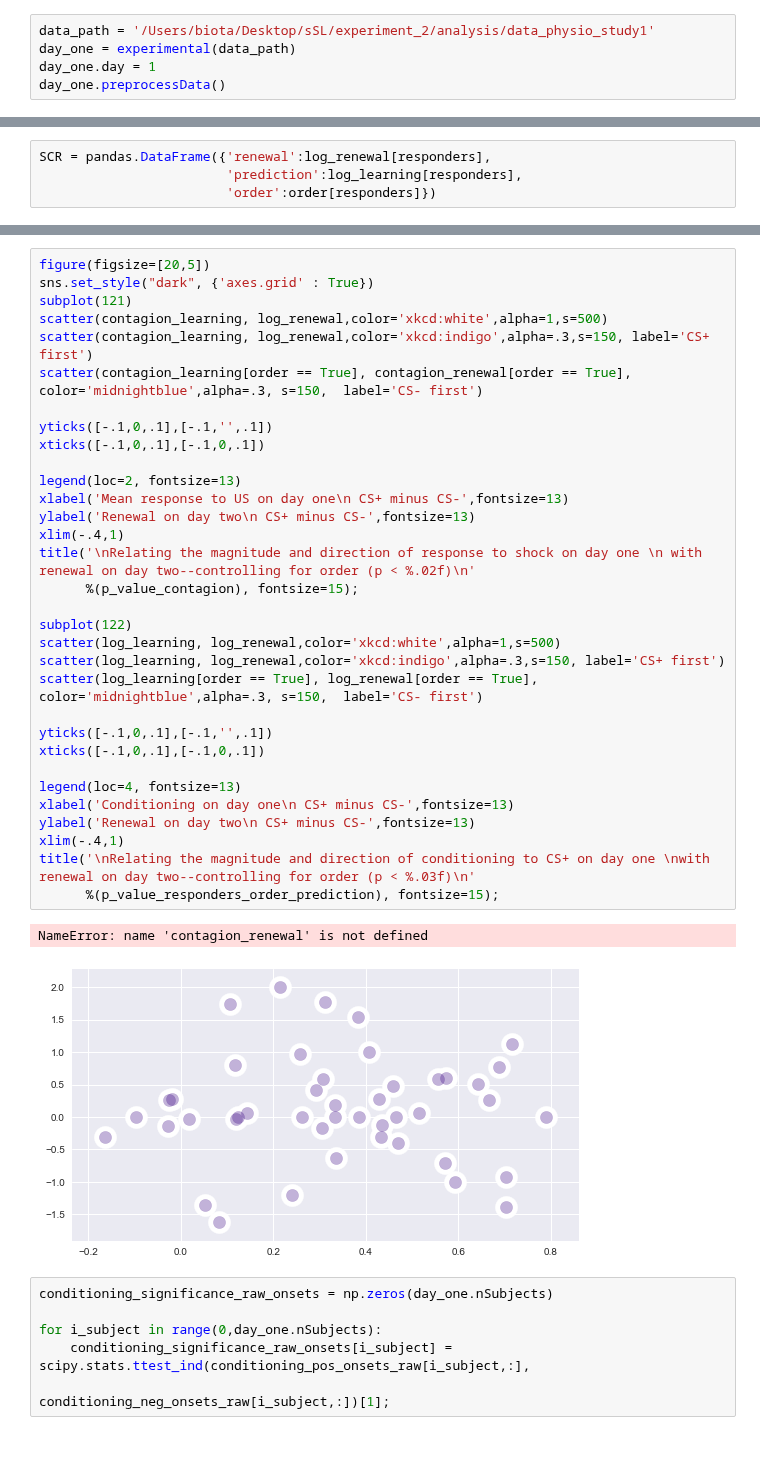
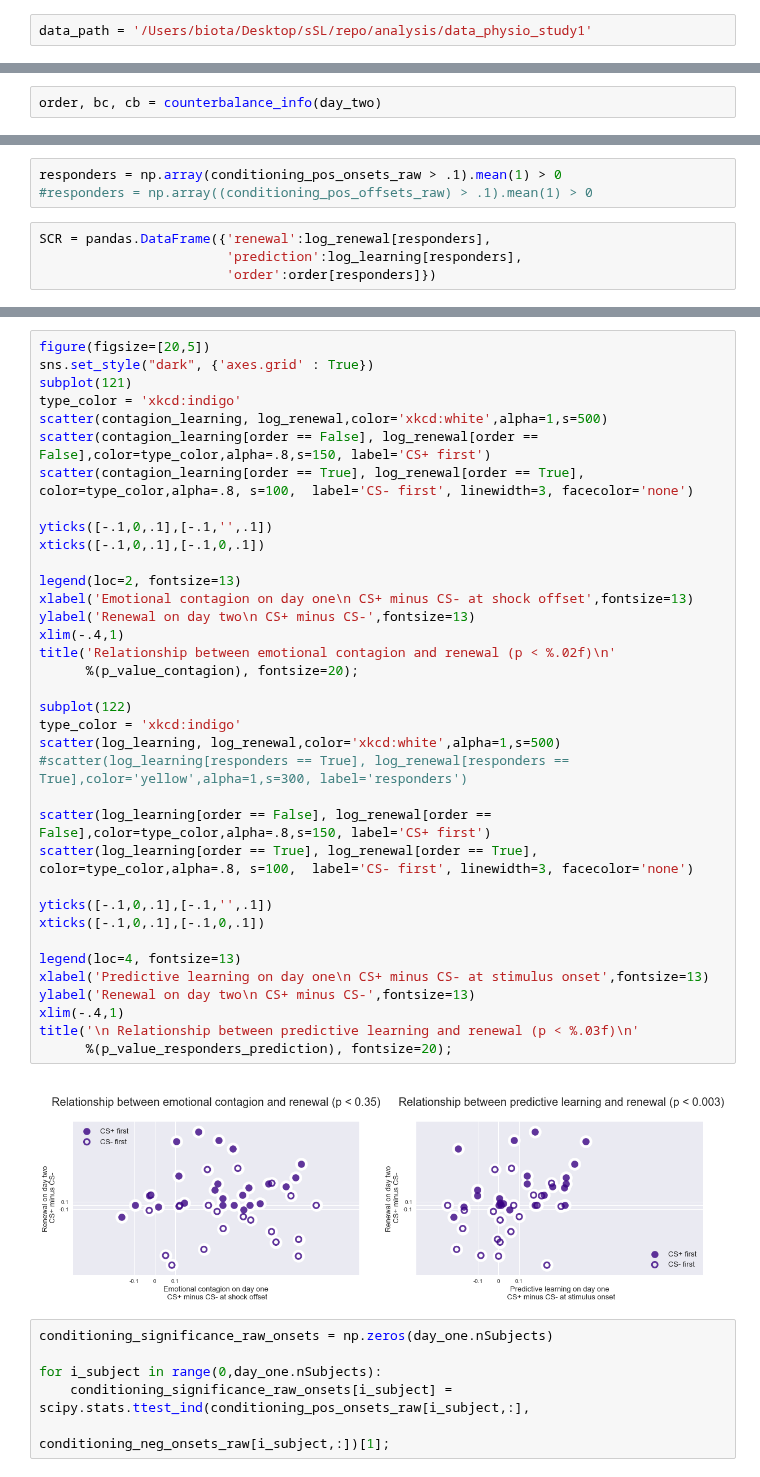
Before and after one commit to tzler/social_structure_learning, a Jupyter notebook: analysis/scr/visualizing_results_fyp.ipynb, the cells around one changed output, grey strips where cells are left out. Saved outputs shown, nothing was run; the diff lists cells and outputs as text; blank space fills up the shorter version.

```diff
--- a/analysis/scr/visualizing_results_fyp.ipynb
+++ b/analysis/scr/visualizing_results_fyp.ipynb
@@ -13,7 +13,4 @@ pandas.options.mode.chained_assignment = None
 # %% [output]
 Populating the interactive namespace from numpy and matplotlib
 # %%
-data_path = '/Users/biota/Desktop/sSL/experiment_2/analysis/data_physio_study1'
-day_one = experimental(data_path)
-day_one.day = 1
-day_one.preprocessData()
+data_path = '/Users/biota/Desktop/sSL/repo/analysis/data_physio_study1'
@@ -38,0 +41,2 @@ order[cb] = 1
+# %%
+order, bc, cb = counterbalance_info(day_two)
@@ -224,3 +189,6 @@ responders = np.array(mean(conditioning_pos_onsets_raw,1) > .02)
+# %%
+responders = np.array(conditioning_pos_onsets_raw > .1).mean(1) > 0
+#responders = np.array((conditioning_pos_offsets_raw) > .1).mean(1) > 0
 # %%
 SCR = pandas.DataFrame({'renewal':log_renewal[responders],
                         'prediction':log_learning[responders],
@@ -326,38 +262,41 @@ Residual            14.709284  30.0        NaN       NaN
 # %%
 figure(figsize=[20,5])
 sns.set_style("dark", {'axes.grid' : True})
 subplot(121)
+type_color = 'xkcd:indigo'
 scatter(contagion_learning, log_renewal,color='xkcd:white',alpha=1,s=500)
-scatter(contagion_learning, log_renewal,color='xkcd:indigo',alpha=.3,s=150, label='CS+ first')
-scatter(contagion_learning[order == True], contagion_renewal[order == True], color='midnightblue',alpha=.3, s=150,  label='CS- first')
+scatter(contagion_learning[order == False], log_renewal[order == False],color=type_color,alpha=.8,s=150, label='CS+ first')
+scatter(contagion_learning[order == True], log_renewal[order == True], color=type_color,alpha=.8, s=100,  label='CS- first', linewidth=3, facecolor='none')
 
 yticks([-.1,0,.1],[-.1,'',.1])
 xticks([-.1,0,.1],[-.1,0,.1])
 
 legend(loc=2, fontsize=13)
-xlabel('Mean response to US on day one\n CS+ minus CS-',fontsize=13)
+xlabel('Emotional contagion on day one\n CS+ minus CS- at shock offset',fontsize=13)
 ylabel('Renewal on day two\n CS+ minus CS-',fontsize=13)
 xlim(-.4,1)
-title('\nRelating the magnitude and direction of response to shock on day one \n with renewal on day two--controlling for order (p < %.02f)\n'
-      %(p_value_contagion), fontsize=15);
+title('Relationship between emotional contagion and renewal (p < %.02f)\n'
+      %(p_value_contagion), fontsize=20);
 
 subplot(122)
+type_color = 'xkcd:indigo'
 scatter(log_learning, log_renewal,color='xkcd:white',alpha=1,s=500)
-scatter(log_learning, log_renewal,color='xkcd:indigo',alpha=.3,s=150, label='CS+ first')
-scatter(log_learning[order == True], log_renewal[order == True], color='midnightblue',alpha=.3, s=150,  label='CS- first')
+#scatter(log_learning[responders == True], log_renewal[responders == True],color='yellow',alpha=1,s=300, label='responders')
+
+scatter(log_learning[order == False], log_renewal[order == False],color=type_color,alpha=.8,s=150, label='CS+ first')
+scatter(log_learning[order == True], log_renewal[order == True], color=type_color,alpha=.8, s=100,  label='CS- first', linewidth=3, facecolor='none')
 
 yticks([-.1,0,.1],[-.1,'',.1])
 xticks([-.1,0,.1],[-.1,0,.1])
 
 legend(loc=4, fontsize=13)
-xlabel('Conditioning on day one\n CS+ minus CS-',fontsize=13)
+xlabel('Predictive learning on day one\n CS+ minus CS- at stimulus onset',fontsize=13)
 ylabel('Renewal on day two\n CS+ minus CS-',fontsize=13)
 xlim(-.4,1)
-title('\nRelating the magnitude and direction of conditioning to CS+ on day one \nwith renewal on day two--controlling for order (p < %.03f)\n'
-      %(p_value_responders_order_prediction), fontsize=15);
+title('\n Relationship between predictive learning and renewal (p < %.03f)\n'
+      %(p_value_responders_prediction), fontsize=20);
 # %% [output]
-NameError: name 'contagion_renewal' is not defined
-[figure, old version]
+[figure, new version]
 # %%
 conditioning_significance_raw_onsets = np.zeros(day_one.nSubjects)
 
```
Also changed, not shown: parts of 40 cells of this notebook, 6 other files.
